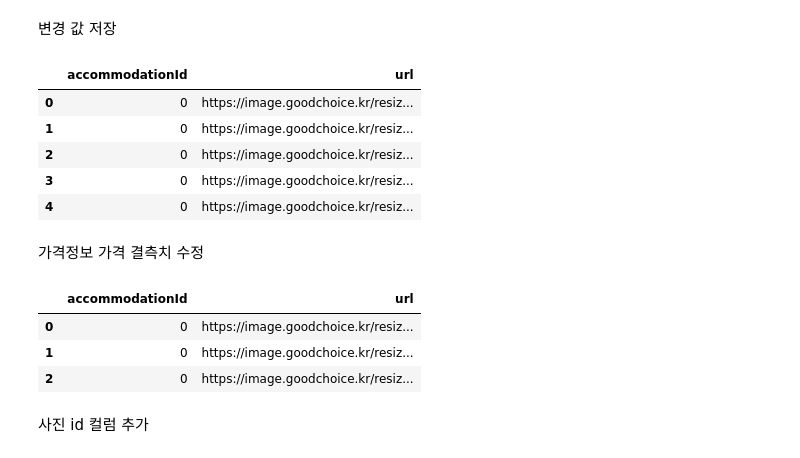
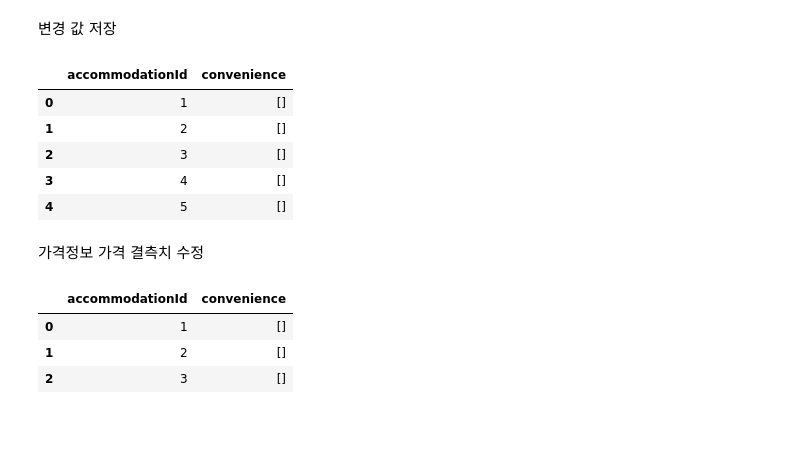
Before and after one commit to YOGIZOGI-Zerobase-2023/Crawling, a Jupyter notebook: code/convenience_table.ipynb, the cells around one changed output. Saved outputs shown, nothing was run; the diff lists cells and outputs as text; code cells hidden in the pictures; blank space fills up the shorter version.

Commit message:
feat : ✨ 숙소 편의 시설 크롤링
1. 추후 convenience table 구조 잡고 accommodation table 과 연결

```diff
--- a/code/convenience_table.ipynb
+++ b/code/convenience_table.ipynb
@@ -66,23 +93,21 @@ do
 변경 값 저장
 # %%
 convenience_df = pd.DataFrame(convenience_list)
-convenience_df.head
+convenience_df.head()
 # %% [output]
-|  | accommodationId | url |
-| 0 | 0 | https://image.goodchoice.kr/resiz... |
-| 1 | 0 | https://image.goodchoice.kr/resiz... |
-| 2 | 0 | https://image.goodchoice.kr/resiz... |
-| 3 | 0 | https://image.goodchoice.kr/resiz... |
-| 4 | 0 | https://image.goodchoice.kr/resiz... |
+|  | accommodationId | convenience |
+| 0 | 1 | [] |
+| 1 | 2 | [] |
+| 2 | 3 | [] |
+| 3 | 4 | [] |
+| 4 | 5 | [] |
 # %% [markdown]
 가격정보 가격 결측치 수정
 # %%
-convenience_df.to_csv(f"../data/숙소사진.csv" ,encoding="utf-8")
+convenience_df.to_csv(f"../data/편의시설.csv" ,encoding="utf-8")
 convenience_df.head(3)
 # %% [output]
-|  | accommodationId | url |
-| 0 | 0 | https://image.goodchoice.kr/resiz... |
-| 1 | 0 | https://image.goodchoice.kr/resiz... |
-| 2 | 0 | https://image.goodchoice.kr/resiz... |
+|  | accommodationId | convenience |
+| 0 | 1 | [] |
+| 1 | 2 | [] |
+| 2 | 3 | [] |
-# %% [markdown]
-사진 id 컬럼 추가
```
Also changed, not shown: parts of 4 cells of this notebook, 1 other file.
